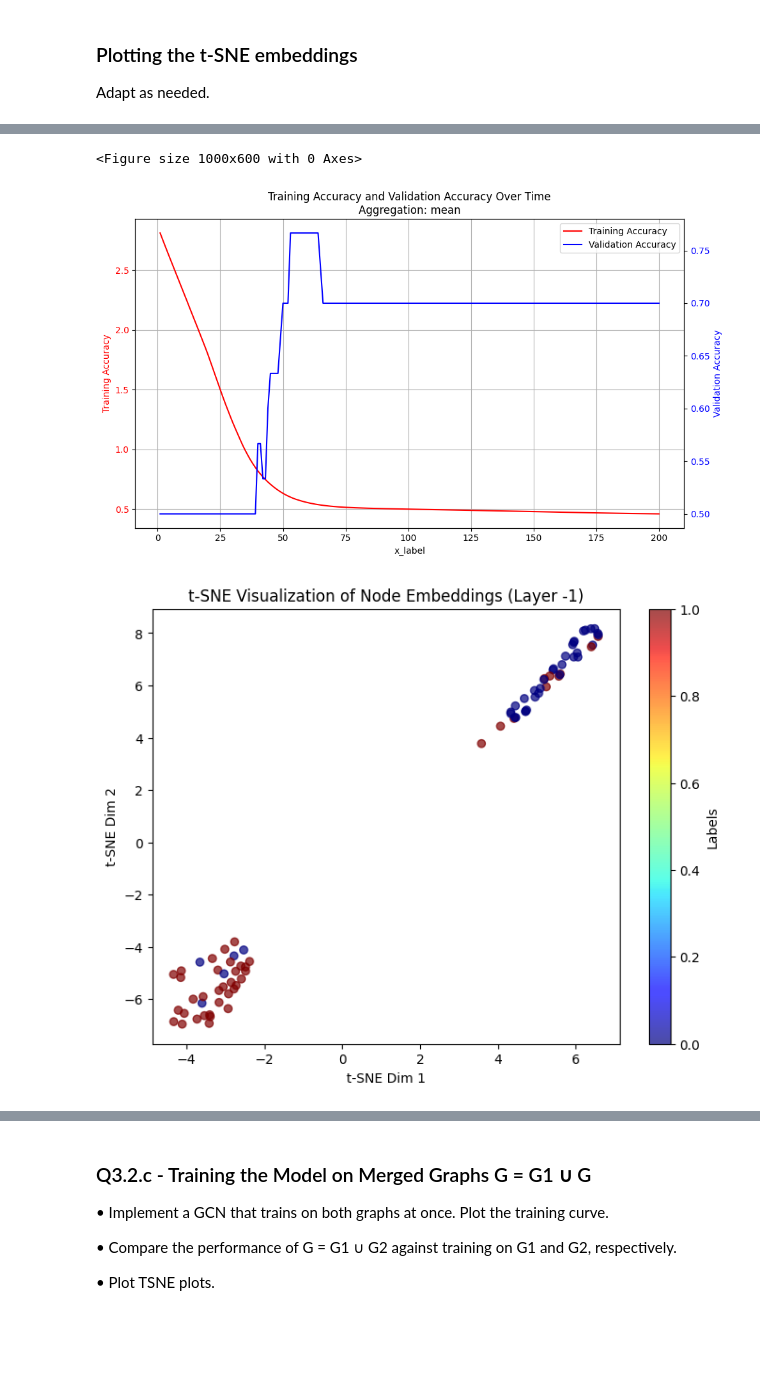
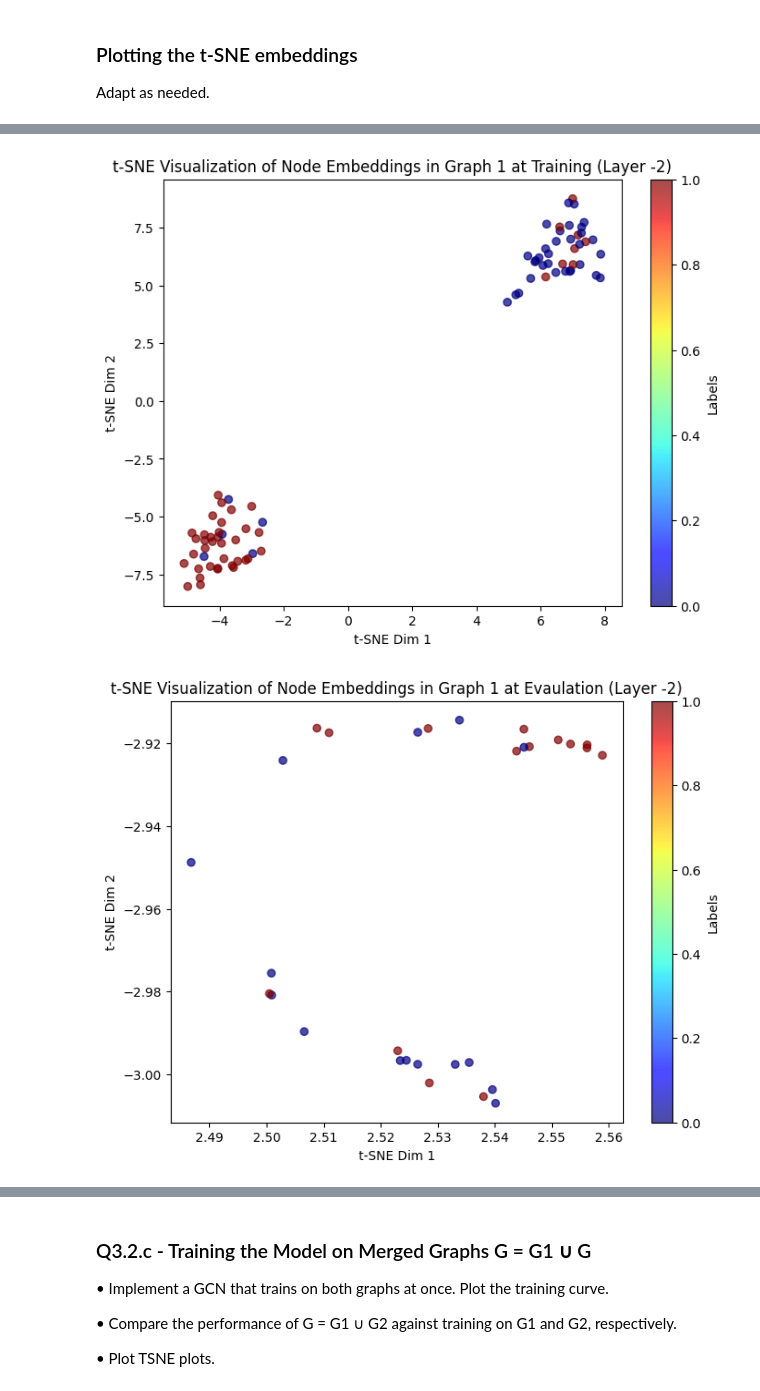
Before and after one commit to StevenChenWaiHo/Graph-Neural-Network, a Jupyter notebook: dgl_2425_cw1/q3_topology.ipynb, the cells around one changed output, grey strips where cells are left out. Saved outputs shown, nothing was run; the diff lists cells and outputs as text; code cells hidden in the pictures; blank space fills up the shorter version.

```diff
--- a/dgl_2425_cw1/q3_topology.ipynb
+++ b/dgl_2425_cw1/q3_topology.ipynb
@@ -710,8 +683,6 @@ Epoch 200, Training Loss: 0.6459718942642212, Train F1: 0.6875, Validation F1: 0
 • Use t-SNE to visualize the node embeddings for the final layer of the GCN for each graph
 for both training and evaluation data, use the labels as class labels for the tsne plot.
 # %%
-from sklearn.manifold import TSNE
-
 # SOLUTION Q3.5.b
 # ####################################################
 # MODIFY THE CODE BELOW
@@ -738,9 +709,6 @@ def plot_tsne(embeddings, labels=None, layer_to_plot=-1, subject="Node Embedding
     if isinstance(chosen_embedding, torch.Tensor):
         chosen_embedding = chosen_embedding.detach().cpu().numpy()
 
-    if not isinstance(chosen_embedding, np.ndarray):
-        chosen_embedding = np.array(chosen_embedding)
-
     # Adjust perplexity dynamically
     perplexity = min(30, len(chosen_embedding) - 1)
 
@@ -771,7 +739,7 @@ def plot_tsne(embeddings, labels=None, layer_to_plot=-1, subject="Node Embedding
 
 Adapt as needed.
 # %%
-set_seed(5)
+set_seed(42)
 
 # Load data
 G1_train = read_json_data(G1_TRAIN_DATA_PATH, has_label=True) #returns a list of (X,A,y) - features, Adj Matrix, per Graph label
@@ -783,7 +751,7 @@ G2_eval = read_json_data(G2_EVAL_DATA_PATH, has_label=True) #returns a list of (
 # Initialising the model
 input_dim = 10
 hidden_dim = 8
-num_layers = 4
+num_layers = 3
 model = LayeredGCN(input_dim, hidden_dim, num_layers=num_layers)
 
 losses, _, val_f1, last_embeddings_g1_train = train_model(
@@ -795,10 +763,11 @@ losses, _, val_f1, last_embeddings_g1_train = train_model(
     verbose=True,
     return_embeddings = True #NOTE we added this parameter
 )
+
 with torch.no_grad():
     _, last_embeddings_g1_eval = model(A=G1_eval[1], X=G1_eval[0], return_embeddings=True)
 
-plot_training_and_validation(losses, val_f1)
+# plot_training_and_validation(losses, val_f1)
 
 model = LayeredGCN(input_dim, hidden_dim, num_layers=num_layers)
 
@@ -814,8 +783,8 @@ _,_,y_g1_eval = G1_eval
 _,_,y_g2_train = G2_train
 _,_,y_g2_eval = G2_eval
 
-plot_tsne(last_embeddings_g1_train, y_g1_train, layer_to_plot=-1, subject="Node Embeddings")
-plot_tsne(last_embeddings_g1_eval, y_g1_eval, layer_to_plot=-1, subject="Node Embeddings")
-plot_tsne(last_embeddings_g2_train, y_g2_train, layer_to_plot=-1, subject="Node Embeddings")
-plot_tsne(last_embeddings_g2_eval, y_g2_eval, layer_to_plot=-1, subject="Node Embeddings")
+plot_tsne(last_embeddings_g1_train, y_g1_train, layer_to_plot=-2, subject="Node Embeddings in Graph 1 at Training")
+plot_tsne(last_embeddings_g1_eval, y_g1_eval, layer_to_plot=-2, subject="Node Embeddings in Graph 1 at Evaulation")
+plot_tsne(last_embeddings_g2_train, y_g2_train, layer_to_plot=-2, subject="Node Embeddings in Graph 2 at Training")
+plot_tsne(last_embeddings_g2_eval, y_g2_eval, layer_to_plot=-2, subject="Node Embeddings in Graph 2 at Evaluation")
 # %% [output]
@@ -839,3 +808,2 @@ Epoch 200, Training Loss: 0.46110019087791443, Train F1: 0.8375, Validation F1:
-<Figure size 1000x600 with 0 Axes>
-[figure, old version]
+[figure, new version]
-[figure, old version]
+[figure, new version]
```
Also changed, not shown: parts of 22 cells of this notebook, 1 other file.
